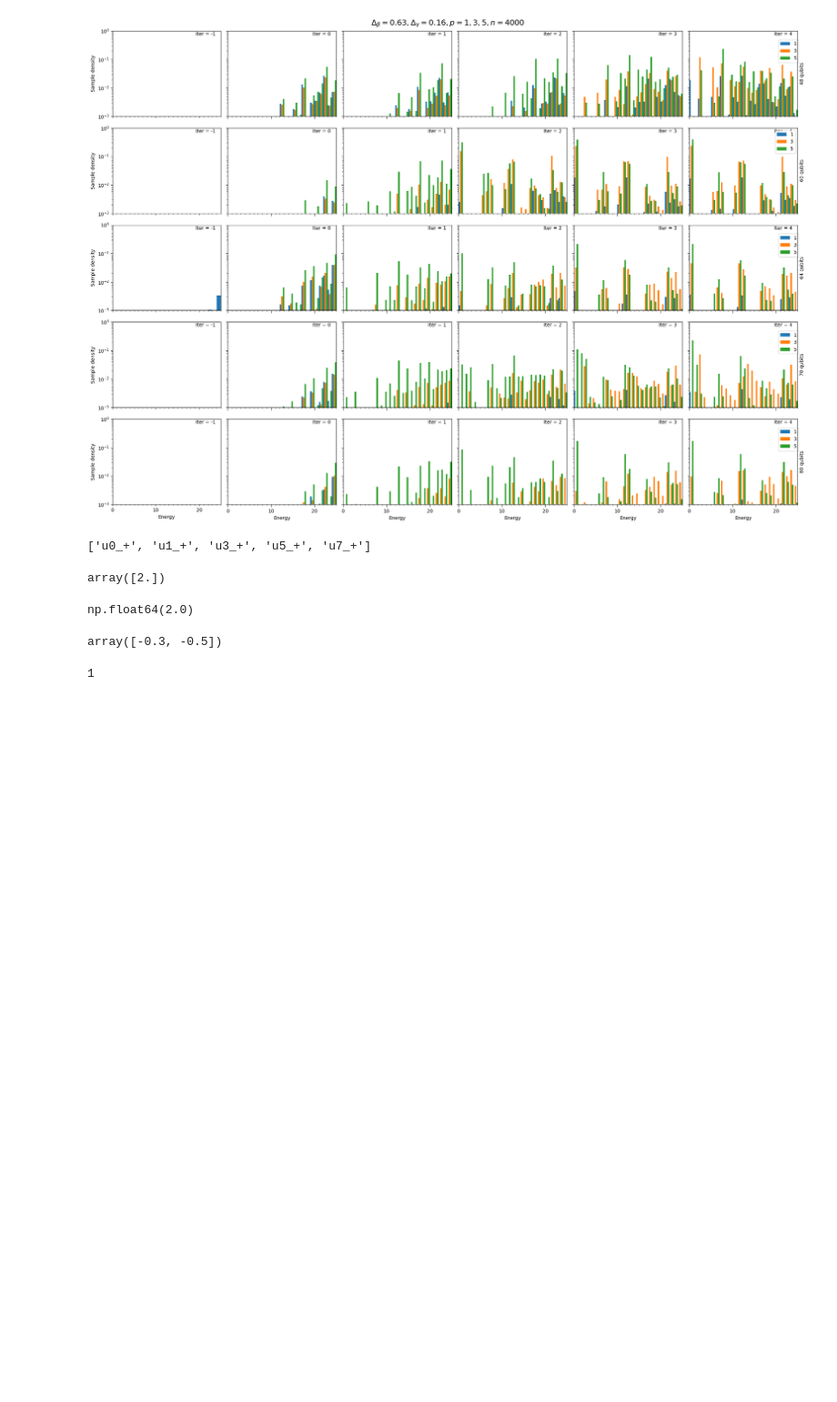
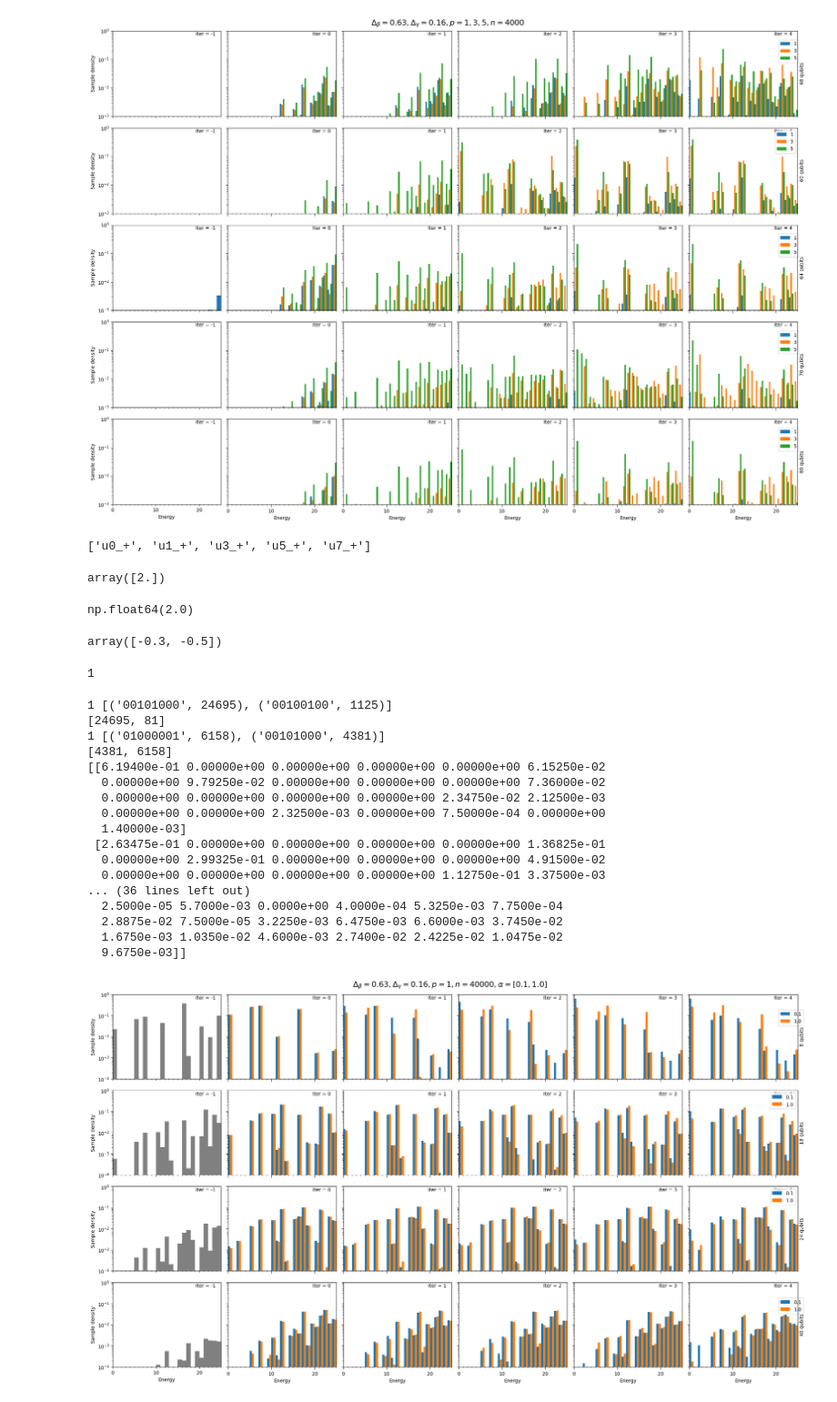
Before and after one commit to JoshCudby/quantum_pangenomics, a Jupyter notebook: new_qubo_formulation/qubo_qaoa/nonvariational/plotting/plot_nonvariational.ipynb, the cells around one changed output. Shown at 91% size. Cells and saved outputs as stored; diff of their text form; code cells hidden in the pictures; blank space fills up the shorter version.

```diff
--- a/new_qubo_formulation/qubo_qaoa/nonvariational/plotting/plot_nonvariational.ipynb
+++ b/new_qubo_formulation/qubo_qaoa/nonvariational/plotting/plot_nonvariational.ipynb
@@ -869,0 +735,60 @@ array([-0.3, -0.5])
+# %%
+delta_b_fixed = 0.63
+delta_g_fixed = 0.16
+rescale = 10**(0.0)
+
+n = 40000
+p = 1
+iters=range(5)
+max_beta_T = 0.15
+eps = 0.15
+alphas = [0.1, 1.0]
+# ENERGIES ** 2, warm start
+
+fig, axs = plt.subplots(4, len(iters) + 1, sharey='row', sharex='col')
+axs0 = axs[0, :]
+axs1 = axs[1, :]
+axs2 = axs[2, :]
+axs3 = axs[3, :]
+compare_alphas(axs0, 'test_N2_W2', (2*2)**-1, delta_b_fixed, delta_g_fixed, n, p, rescale=rescale, max_beta_T=max_beta_T, iters=iters, eps=eps, alphas=alphas)
+compare_alphas(axs1, 'trivial',    (2*3)**-1, delta_b_fixed, delta_g_fixed, n, p, rescale=rescale, max_beta_T=max_beta_T, iters=iters, eps=eps, alphas=alphas)
+compare_alphas(axs2, 'test_N3_W4', (2*3)**-1, delta_b_fixed, delta_g_fixed, n, p, rescale=rescale, max_beta_T=max_beta_T, iters=iters, eps=eps, alphas=alphas)
+compare_alphas(axs3, 'test_N4_W5', (2*4)**-1, delta_b_fixed, delta_g_fixed, n, p, rescale=rescale, max_beta_T=max_beta_T, iters=iters, eps=eps, alphas=alphas)
+
+
+
+for ax in axs[:, 0]:
+    ax.set_ylabel(r'Sample density')
+
+qubits = [8, 18, 24, 40]
+for idx, ax in enumerate(axs[:, -1]):
+    twin = ax.twinx()
+    twin.set_yticks([])
+    twin.set_ylabel(f'{qubits[idx]} qubits')
+
+for ax in axs[-1, :]:
+    ax.set_xlabel(r'Energy')
+
+fig.suptitle(f'$\\Delta_\\beta = {delta_b_fixed}, \\Delta_\\gamma = {delta_g_fixed}, p = {p}, n = {n}, \\alpha = {alphas}$', fontsize=16)
+fig.set_figheight(3 * len(axs[:, 0]))
+fig.set_figwidth(3.5 * len(axs[0, :]))
+plt.tight_layout()
+# %% [output]
+1 [('00101000', 24695), ('00100100', 1125)]
+[24695, 81]
+1 [('01000001', 6158), ('00101000', 4381)]
+[4381, 6158]
+[[6.19400e-01 0.00000e+00 0.00000e+00 0.00000e+00 0.00000e+00 6.15250e-02
+  0.00000e+00 9.79250e-02 0.00000e+00 0.00000e+00 0.00000e+00 7.36000e-02
+  0.00000e+00 0.00000e+00 0.00000e+00 0.00000e+00 2.34750e-02 2.12500e-03
+  0.00000e+00 0.00000e+00 2.32500e-03 0.00000e+00 7.50000e-04 0.00000e+00
+  1.40000e-03]
+ [2.63475e-01 0.00000e+00 0.00000e+00 0.00000e+00 0.00000e+00 1.36825e-01
+  0.00000e+00 2.99325e-01 0.00000e+00 0.00000e+00 0.00000e+00 4.91500e-02
+  0.00000e+00 0.00000e+00 0.00000e+00 0.00000e+00 1.12750e-01 3.37500e-03
+... (36 lines left out)
+  2.5000e-05 5.7000e-03 0.0000e+00 4.0000e-04 5.3250e-03 7.7500e-04
+  2.8875e-02 7.5000e-05 3.2250e-03 6.4750e-03 6.6000e-03 3.7450e-02
+  1.6750e-03 1.0350e-02 4.6000e-03 2.7400e-02 2.4225e-02 1.0475e-02
+  9.6750e-03]]
+[figure, added]
```
Also changed, not shown: parts of 12 cells of this notebook, 14 other files.
